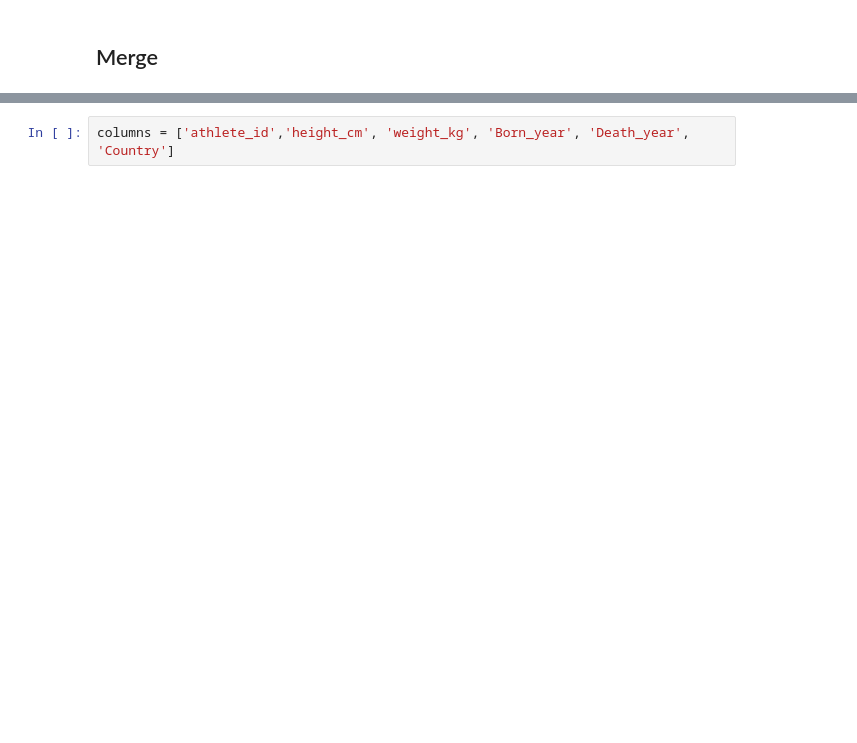
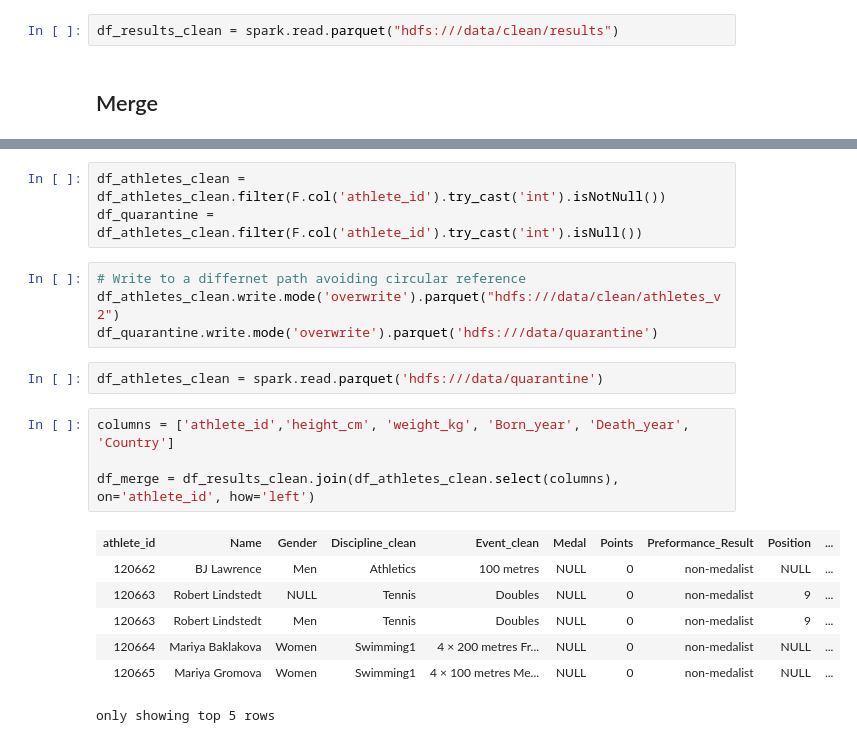
Before and after one commit to ojnny08/olympic-athlete-performance-elt, a Jupyter notebook: notebook/production.ipynb, the cells around one changed output, grey strips where cells are left out. Drawn from its saved outputs; the diff is of its cells as text; blank space fills up the shorter version.

```diff
--- a/notebook/production.ipynb
+++ b/notebook/production.ipynb
@@ -186,2 +205,4 @@ org.apache.spark.SparkException: Exception thrown in awaitResult:
+# %%
+df_results_clean = spark.read.parquet("hdfs:///data/clean/results")
 # %% [markdown]
 ## Merge
@@ -188,2 +222,21 @@ org.apache.spark.SparkException: Exception thrown in awaitResult:
+# %%
+df_athletes_clean = df_athletes_clean.filter(F.col('athlete_id').try_cast('int').isNotNull())
+df_quarantine = df_athletes_clean.filter(F.col('athlete_id').try_cast('int').isNull())
+# %%
+# Write to a differnet path avoiding circular reference
+df_athletes_clean.write.mode('overwrite').parquet("hdfs:///data/clean/athletes_v2")
+df_quarantine.write.mode('overwrite').parquet('hdfs:///data/quarantine')
+# %%
+df_athletes_clean = spark.read.parquet('hdfs:///data/quarantine')
 # %%
 columns = ['athlete_id','height_cm', 'weight_kg', 'Born_year', 'Death_year', 'Country']
+
+df_merge = df_results_clean.join(df_athletes_clean.select(columns), on='athlete_id', how='left')
+# %% [output]
+| athlete_id | Name | Gender | Discipline_clean | Event_clean | Medal | Points | Preformance_Result | Position | ... |
+| 120662 | BJ Lawrence | Men | Athletics | 100 metres | NULL | 0 | non-medalist | NULL | ... |
+| 120663 | Robert Lindstedt | NULL | Tennis | Doubles | NULL | 0 | non-medalist | 9 | ... |
+| 120663 | Robert Lindstedt | Men | Tennis | Doubles | NULL | 0 | non-medalist | 9 | ... |
+| 120664 | Mariya Baklakova | Women | Swimming1 | 4 × 200 metres Fr... | NULL | 0 | non-medalist | NULL | ... |
+| 120665 | Mariya Gromova | Women | Swimming1 | 4 × 100 metres Me... | NULL | 0 | non-medalist | NULL | ... |
+only showing top 5 rows
```
Also changed, not shown: parts of 10 cells of this notebook, 1 other file.
